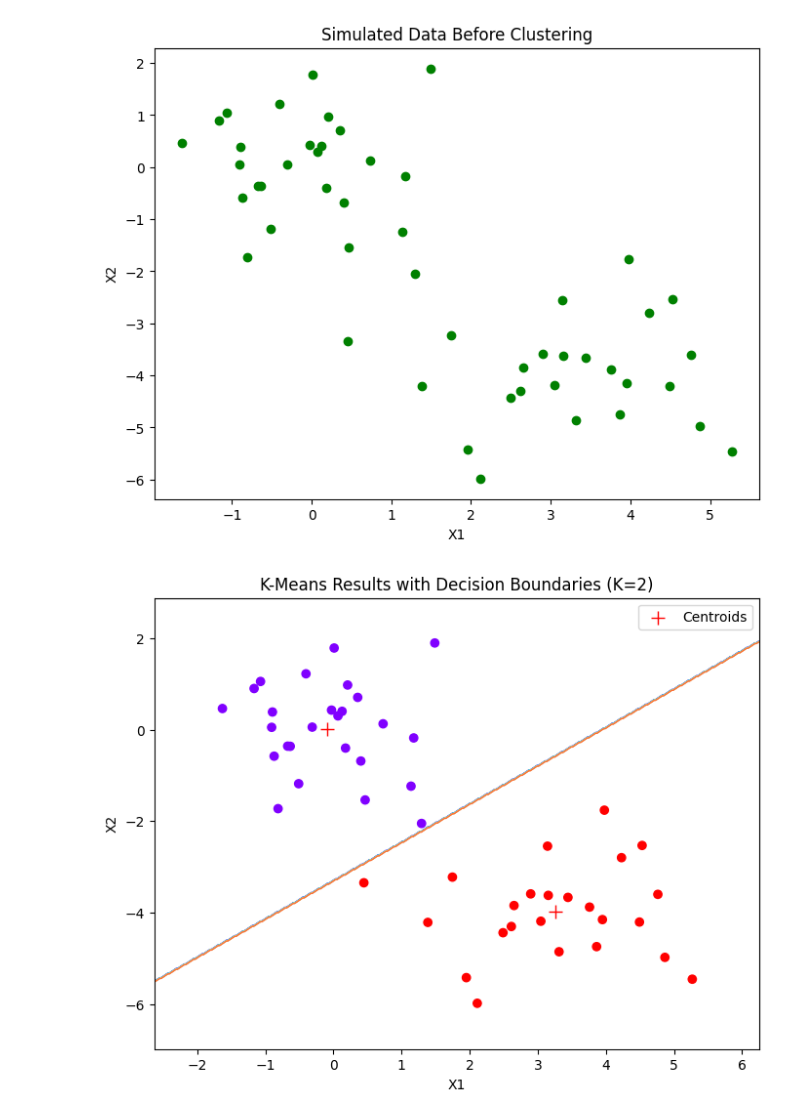
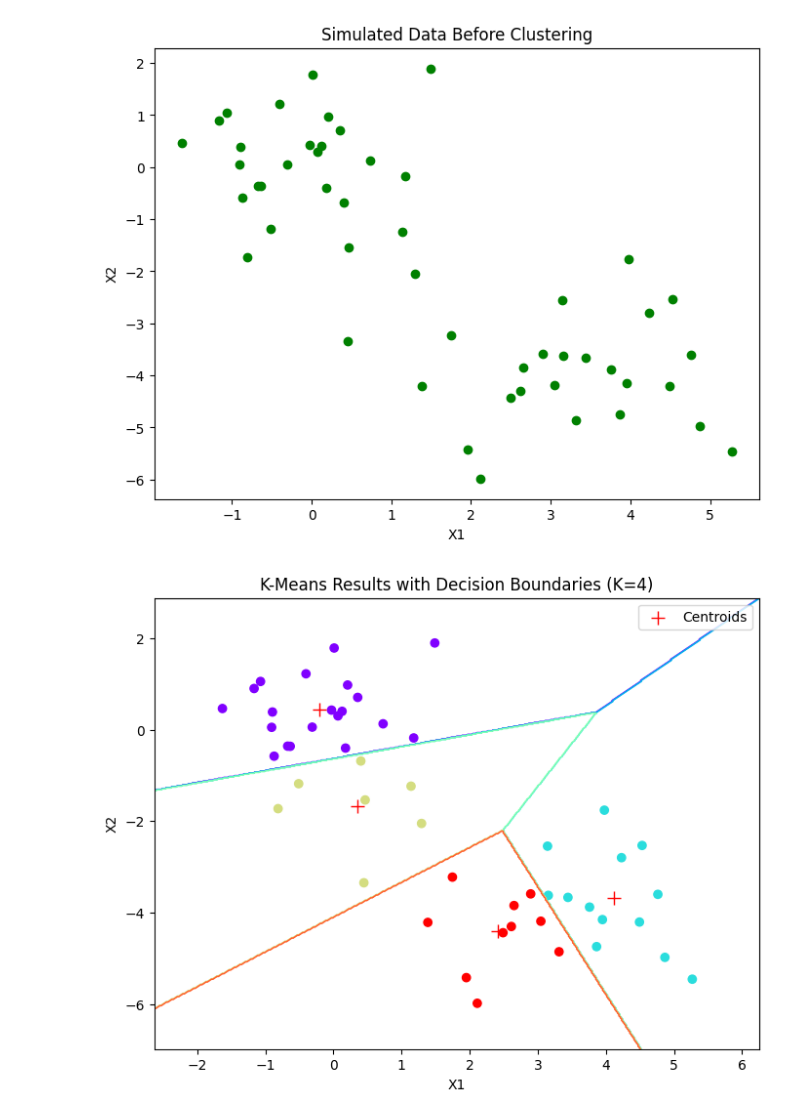
Before and after one commit to kobylev/K-mean-sample, a Jupyter notebook: k_mean_from_book_example.im.ipynb, the cells around one changed output. Drawn from its saved outputs; the diff is of its cells as text; code cells hidden in the pictures.

```diff
--- a/k_mean_from_book_example.im.ipynb
+++ b/k_mean_from_book_example.im.ipynb
@@ -28,12 +28,12 @@ Within-Cluster Variation (K=4, n_init=20): 57.77
 # %%
 # 3. Perform K-Means clustering with K=4
-K = 2
+K = 4
 
 # Using n_init=1 to demonstrate a poor result (local optimum)
 kmeans1 = KMeans(n_clusters=K, random_state=3, n_init=1).fit(X)
 
 # Using n_init=20 (recommended) to ensure finding the best local optimum
-kmeans20 = KMeans(n_clusters=K, random_state=3, n_init=20).fit(X)
+k_means_20 = KMeans(n_clusters=K, random_state=3, n_init=20).fit(X)
 # %%
 # 2. Visualize the data before clustering
 plt.figure(figsize=(8, 6))
@@ -58,32 +58,32 @@ X[:25, 1] -= 4
 # %%
 # 5. Visualize decision boundaries
 
 # Create a meshgrid to plot the decision boundaries
 h = .02 # step size in the mesh
 x_min, x_max = X[:, 0].min() - 1, X[:, 0].max() + 1
 y_min, y_max = X[:, 1].min() - 1, X[:, 1].max() + 1
 xx, yy = np.meshgrid(np.arange(x_min, x_max, h), np.arange(y_min, y_max, h))
 
 # Predict cluster for each point in the meshgrid
-Z = kmeans20.predict(np.c_[xx.ravel(), yy.ravel()])
+Z = k_means_20.predict(np.c_[xx.ravel(), yy.ravel()])
 Z = Z.reshape(xx.shape)
 
 # Plot the contour
 plt.figure(figsize=(8, 6))
 plt.contour(xx, yy, Z, cmap=plt.cm.rainbow, linewidths=1) # Changed to contour and added linewidths
 
 # Plot the data points
-plt.scatter(X[:, 0], X[:, 1], c=kmeans20.labels_, cmap=plt.cm.rainbow)
+plt.scatter(X[:, 0], X[:, 1], c=k_means_20.labels_, cmap=plt.cm.rainbow)
 
 # Plot the centroids
-plt.scatter(kmeans20.cluster_centers_[:, 0],
-            kmeans20.cluster_centers_[:, 1],
+plt.scatter(k_means_20.cluster_centers_[:, 0],
+            k_means_20.cluster_centers_[:, 1],
             marker='+', s=100, color='red', label='Centroids', linewidth=1) # Changed marker to '+', size to 100, and added linewidth
 
 plt.title(f"K-Means Results with Decision Boundaries (K={K})")
 plt.xlabel("X1")
 plt.ylabel("X2")
 plt.legend()
 plt.show()
 # %% [output]
-[figure, old version]
+[figure, new version]
```
Also changed, not shown: parts of 2 cells of this notebook.
